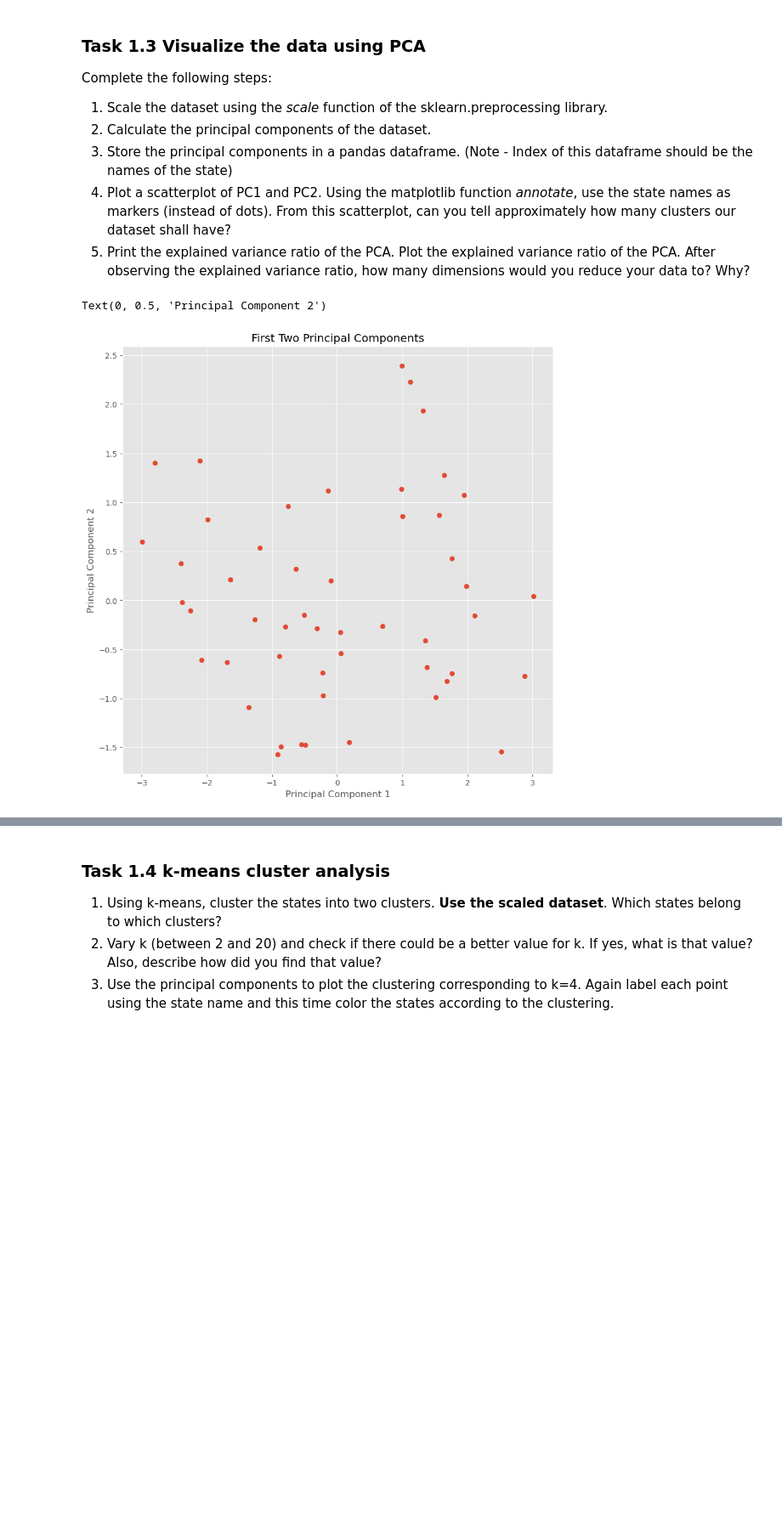
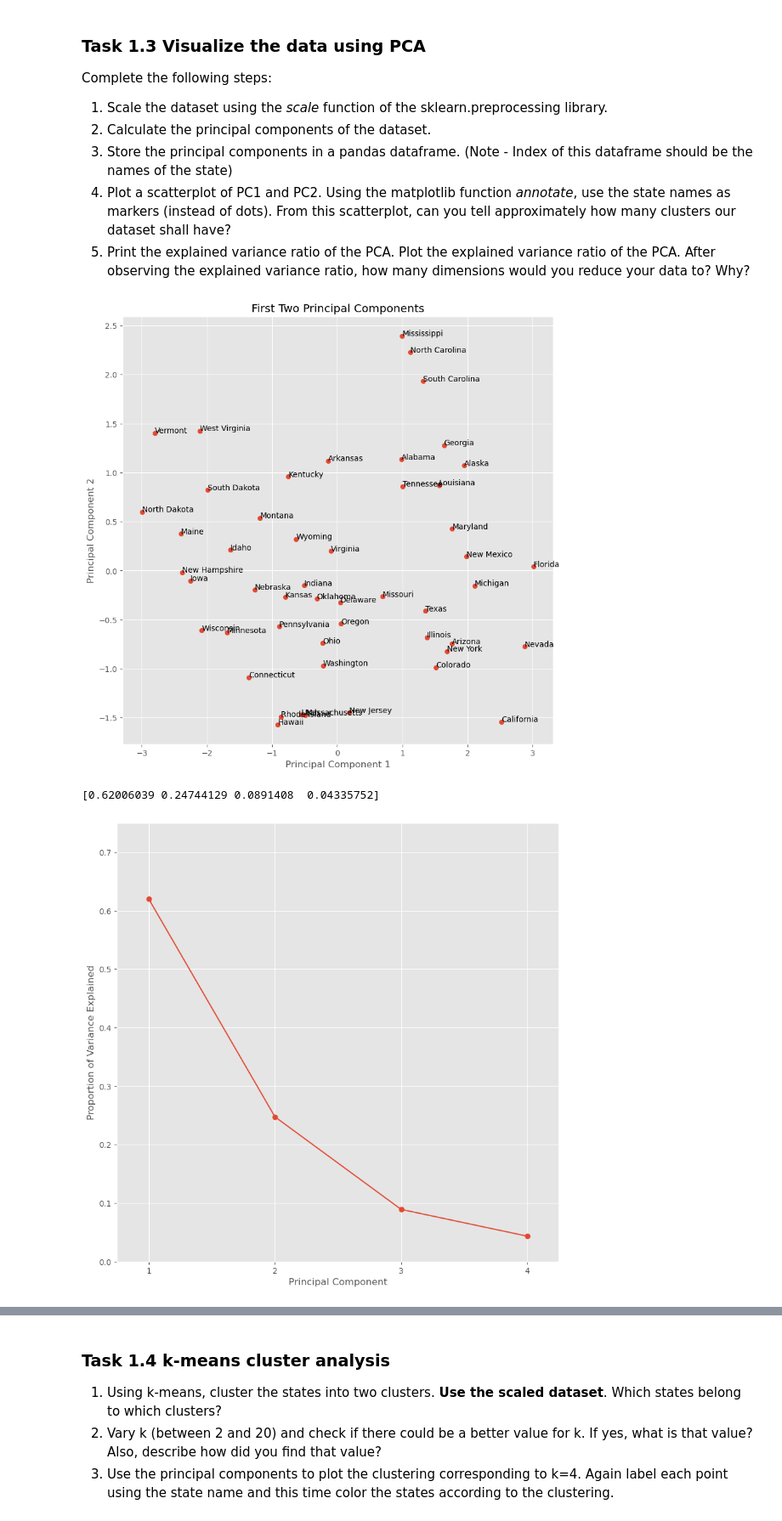
Before and after one commit to lissafriz/2023-datascience-homework, a Jupyter notebook: HW8/HW8.ipynb, the cells around one changed output, grey strips where cells are left out. Shown at 85% size. Saved outputs shown, nothing was run; the diff lists cells and outputs as text; code cells hidden in the pictures; blank space fills up the shorter version.

```diff
--- a/HW8/HW8.ipynb
+++ b/HW8/HW8.ipynb
@@ -119,16 +119,34 @@ Complete the following steps:
 4. Plot a scatterplot of PC1 and PC2. Using the matplotlib function *annotate*, use the state names as markers (instead of dots). From this scatterplot, can you tell approximately how many clusters our dataset shall have?
 5. Print the explained variance ratio of the PCA. Plot the explained variance ratio of the PCA. After observing the explained variance ratio, how many dimensions would you reduce your data to? Why?
 # %%
-import matplotlib as mpl
+pca = PCA()
 # scale data
 scaled_data = scale(data.iloc[:, 1:])
-x_pca = PCA().fit_transform(scaled_data)
+x_pca = pca.fit_transform(scaled_data)
 P1 = x_pca[:, 0]
 P2 = x_pca[:, 1]
 plt.scatter(P1, P2)
+state_names = data.iloc[:, 0]
+for x in range(0, len(P1)):
+    plt.annotate(state_names[x], (P1[x], P2[x]))
 plt.title('First Two Principal Components')
 plt.xlabel('Principal Component 1')
 plt.ylabel('Principal Component 2')
+plt.show()
+
+# explained variance ratio
+var_ratio = pca.explained_variance_ratio_
+print(var_ratio)
+
+plt.plot([1,2,3,4], var_ratio, '-o')
+
+plt.ylabel('Proportion of Variance Explained')
+plt.xlabel('Principal Component')
+plt.xlim(0.75,4.25)
+plt.ylim(0,0.75)
+plt.xticks([1,2,3,4])
+plt.show()
 # %% [output]
+[figure, new version]
-Text(0, 0.5, 'Principal Component 2')
+[0.62006039 0.24744129 0.0891408  0.04335752]
-[figure, old version]
+[figure, added]
```
Also changed, not shown: parts of 28 cells of this notebook.
